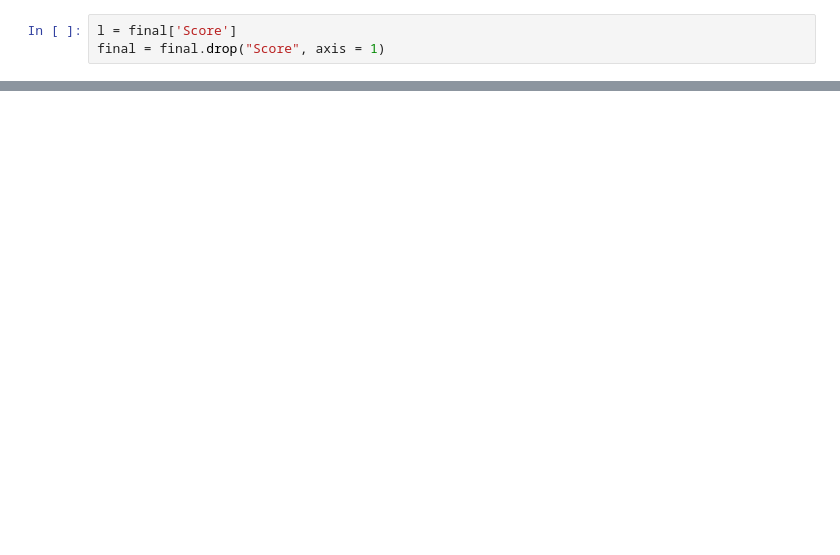
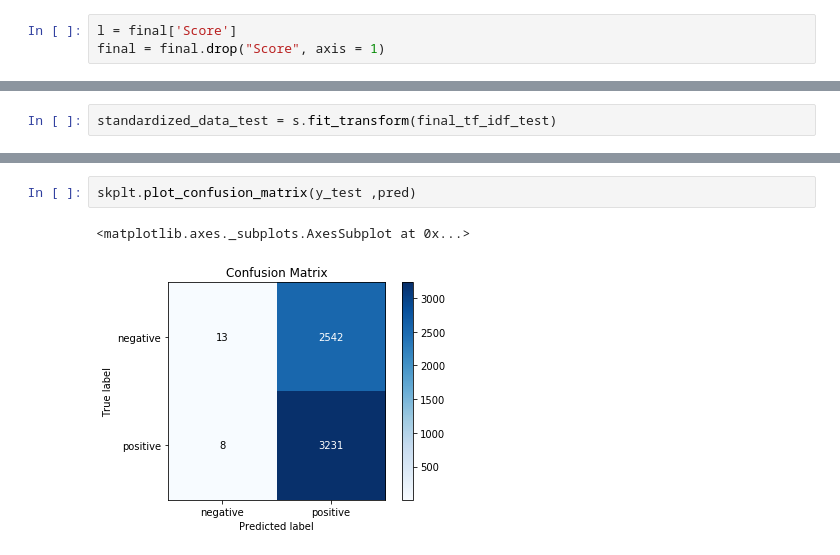
Before and after one commit to proyaschet/machine_learning, a Jupyter notebook: Knn- Implementation/tf-idf-knn.ipynb, the cells around one changed output, grey strips where cells are left out. Saved outputs shown, nothing was run; the diff lists cells and outputs as text; blank space fills up the shorter version.

```diff
--- a/Knn- Implementation/tf-idf-knn.ipynb
+++ b/Knn- Implementation/tf-idf-knn.ipynb
@@ -64 +89,3 @@ X_train, X_test, y_train, y_test = train_test_split(standardized_data, l, test_s
+# %%
+standardized_data_test = s.fit_transform(final_tf_idf_test)
 # %%
@@ -85,0 +123,5 @@ The accuracy of the knn classifier for k = 3 is 82.000000%
+# %%
+skplt.plot_confusion_matrix(y_test ,pred)
+# %% [output]
+<matplotlib.axes._subplots.AxesSubplot at 0x...>
+[figure, added]
```
Also changed, not shown: parts of 27 cells of this notebook, 1 other file.
